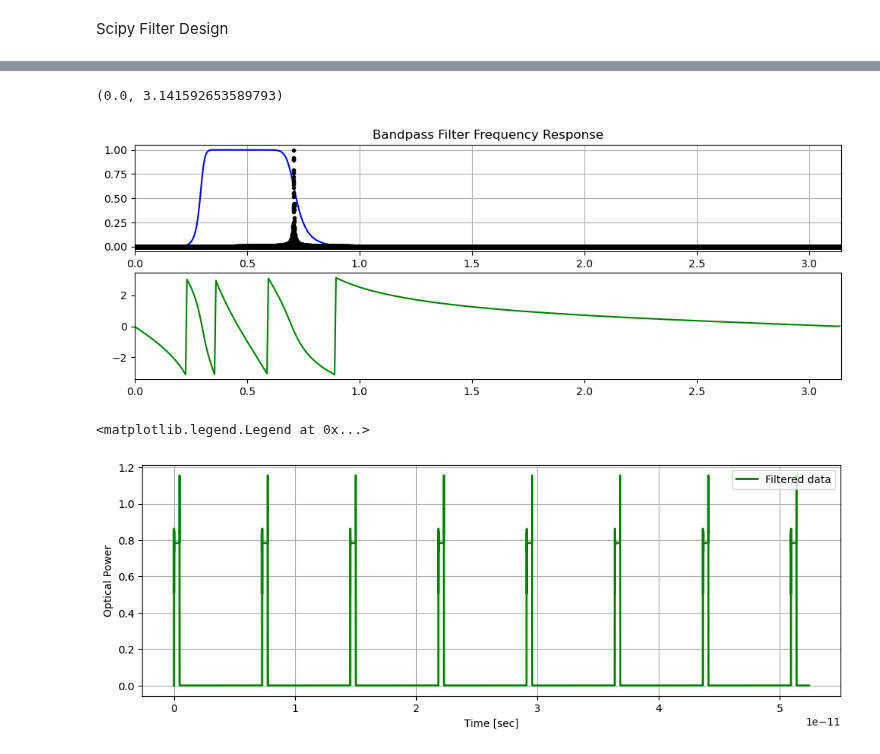
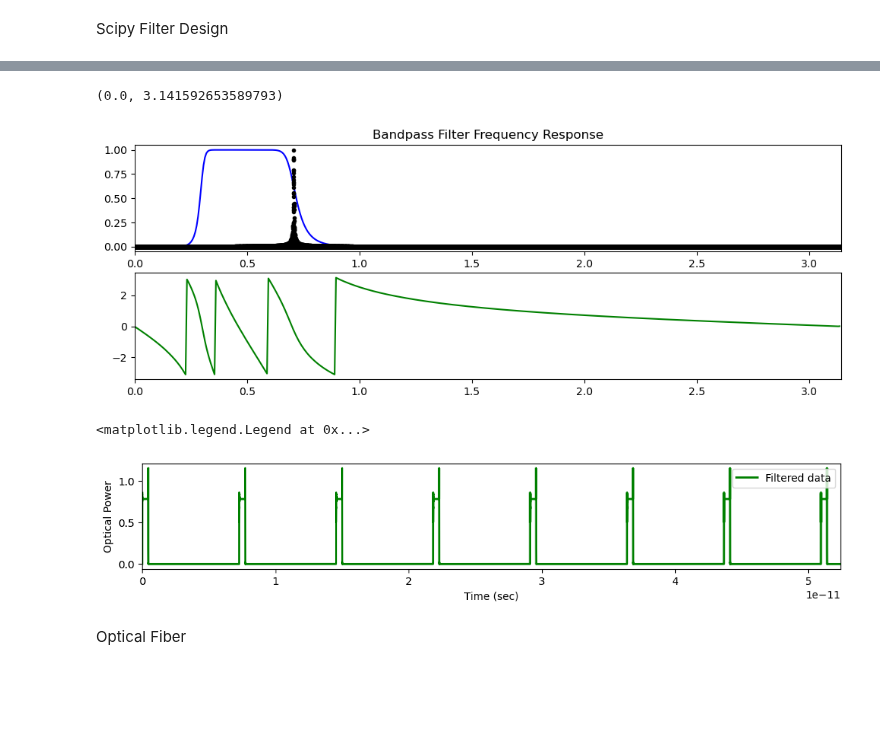
Before and after one commit to tacticstactics/Optical-pulse-broadening, a Jupyter notebook: optical_pulse_broadening_optical_filter.ipynb, the cells around one changed output, grey strips where cells are left out. Cells and saved outputs as stored; diff of their text form; code cells hidden in the pictures; blank space fills up the shorter version.

```diff
--- a/optical_pulse_broadening_optical_filter.ipynb
+++ b/optical_pulse_broadening_optical_filter.ipynb
@@ -588,25 +584,25 @@ ax1_1.plot(norm_freqcol, np.abs(fft_modulated_optical_signal)/np.max(np.abs(fft_
 #ax1_1.axvline(highcut * np.pi, color='g')
 ax1_1.set_title("Bandpass Filter Frequency Response")
 ax1_1.set_xlim(0, np.pi)
-ax1_1.grid()
 
 ax1_2 = fig1.add_subplot(2, 1, 2)
 ax1_2.plot(w, np.angle(h), 'g')
 ax1_2.set_xlim(0, np.pi)
 # %% [output]
 (0.0, 3.141592653589793)
-[figure, old version]
+[figure, new version]
 # %%
 filtered_data1 = signal.lfilter(b, a, Port3_1_EFcol) # scipy.signal.lfilter
 
 fig3 = plt.figure(figsize = (12,4), facecolor='white')
-ax3_1 = fig3.add_subplot(1, 1, 1)
+ax3_1 = fig3.add_subplot(2, 1, 1)
 ax3_1.plot(tcol, (np.abs(filtered_data1))**2, 'g-', linewidth=2, label='Filtered data')
-
-ax3_1.set_xlabel('Time [sec]')
+ax3_1.set_xlim(0, t_step * samplerate)
+ax3_1.set_xlabel('Time (sec)')
 ax3_1.set_ylabel("Optical Power")
-ax3_1.grid()
 ax3_1.legend()
 # %% [output]
 <matplotlib.legend.Legend at 0x...>
-[figure, old version]
+[figure, new version]
+# %% [markdown]
+Optical Fiber
```
Also changed, not shown: parts of 11 cells of this notebook.
